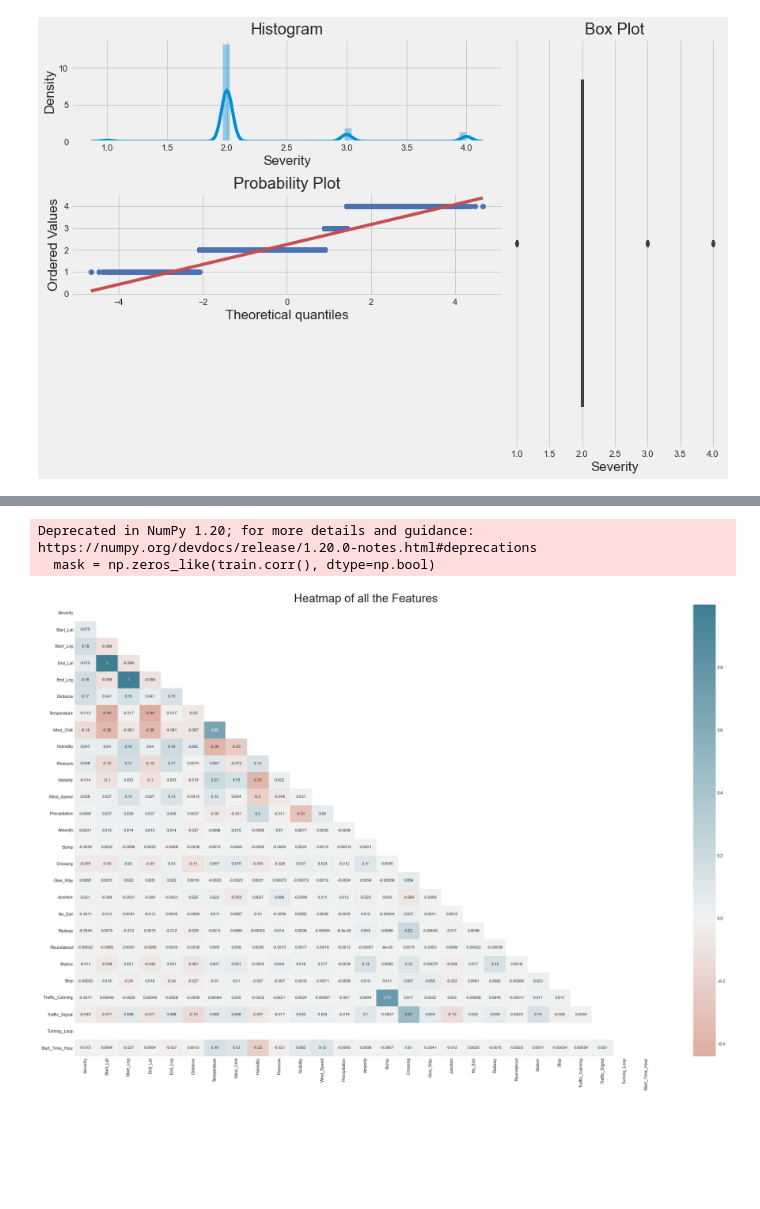
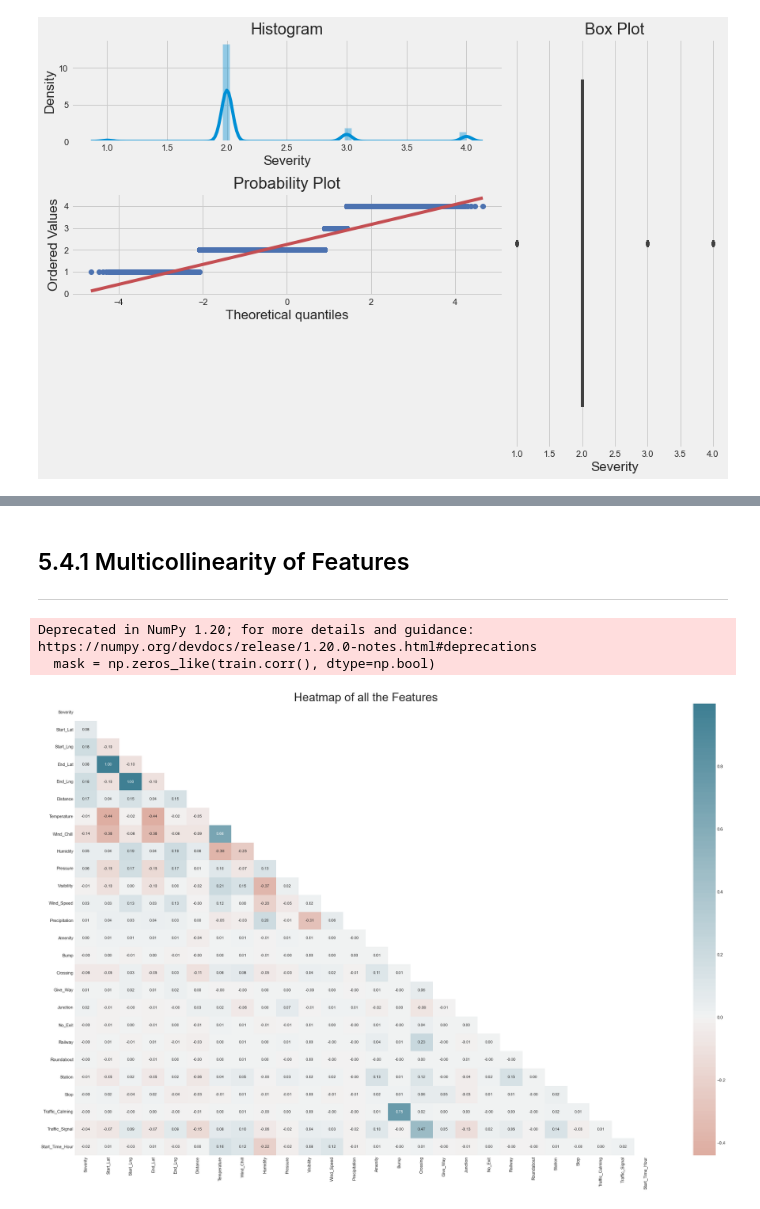
Before and after one commit to ChauHuynh1/severity_US_car_accident, a Jupyter notebook: TrafficAccident.ipynb, the cells around one changed output, grey strips where cells are left out. Cells and saved outputs as stored; diff of their text form; code cells hidden in the pictures; blank space fills up the shorter version.

```diff
--- a/TrafficAccident.ipynb
+++ b/TrafficAccident.ipynb
@@ -570,9 +570,9 @@ dtype: float64
     </li>
 </ul>
 # %%
-train.drop(columns=['ID', 'Country', 'Number', 'Airport_Code', 'Timezone', 'Zipcode', 'Weather_Timestamp', 'Civil_Twilight', 'Nautical_Twilight', 'Astronomical_Twilight'], inplace = True)
-test.drop(columns=['ID', 'Country', 'Number', 'Airport_Code', 'Timezone', 'Zipcode', 'Weather_Timestamp', 'Civil_Twilight', 'Nautical_Twilight', 'Astronomical_Twilight'], inplace = True)
-val.drop(columns=['ID', 'Country', 'Number', 'Airport_Code', 'Timezone', 'Zipcode', 'Weather_Timestamp', 'Civil_Twilight', 'Nautical_Twilight', 'Astronomical_Twilight'], inplace = True)
+train.drop(columns=['ID', 'Country', 'Number', 'Airport_Code', 'Timezone', 'Zipcode', 'Weather_Timestamp', 'Civil_Twilight', 'Nautical_Twilight', 'Astronomical_Twilight', 'Turning_Loop'], inplace = True)
+test.drop(columns=['ID', 'Country', 'Number', 'Airport_Code', 'Timezone', 'Zipcode', 'Weather_Timestamp', 'Civil_Twilight', 'Nautical_Twilight', 'Astronomical_Twilight', 'Turning_Loop'], inplace = True)
+val.drop(columns=['ID', 'Country', 'Number', 'Airport_Code', 'Timezone', 'Zipcode', 'Weather_Timestamp', 'Civil_Twilight', 'Nautical_Twilight', 'Astronomical_Twilight', 'Turning_Loop'], inplace = True)
 # %% [markdown]
 <a id="2.3"></a>
 # 📚 2.3 Rename columns
@@ -2760,24 +2756,36 @@ pd.pivot_table(train, index = 'Severity', values = ['Start_Lat', 'Start_Lng', 'E
+# %% [markdown]
+<a id="5.4.1"></a>
+## 5.4.1 Multicollinearity of Features
+*****
 # %%
+def customized_scatterplot(y, x):
+        ## Sizing the plot.
+    style.use('fivethirtyeight')
+    plt.subplots(figsize = (12,8))
+    ## Plotting target variable with predictor variable(OverallQual)
+    sns.scatterplot(y = y, x = x)
+
 ## Plot fig sizing.
-style.use('ggplot')
+plt.style.use('ggplot')
 sns.set_style('whitegrid')
 plt.subplots(figsize = (30,20))
 ## Plotting heatmap.
 
 # Generate a mask for the upper triangle (taken from seaborn example gallery)
 mask = np.zeros_like(train.corr(), dtype=np.bool)
 mask[np.triu_indices_from(mask)] = True
 
-
 sns.heatmap(train.corr(),
             cmap=sns.diverging_palette(20, 220, n=200),
             mask = mask,
             annot=True,
+            fmt = ".2f",
             center = 0,
            );
+
 ## Give title.
 plt.title("Heatmap of all the Features", fontsize = 30);
 # %% [output]
 Deprecated in NumPy 1.20; for more details and guidance: https://numpy.org/devdocs/release/1.20.0-notes.html#deprecations
   mask = np.zeros_like(train.corr(), dtype=np.bool)
-[figure, old version]
+[figure, new version]
```
Also changed, not shown: parts of 95 cells of this notebook.
